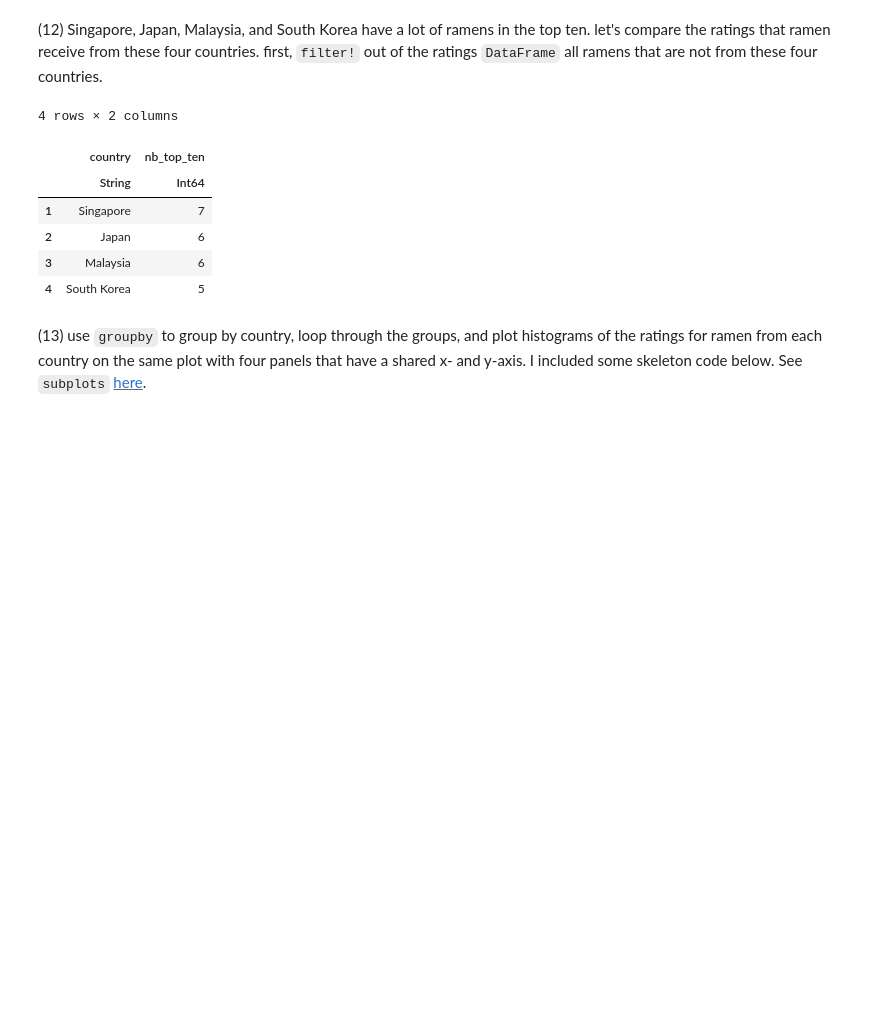
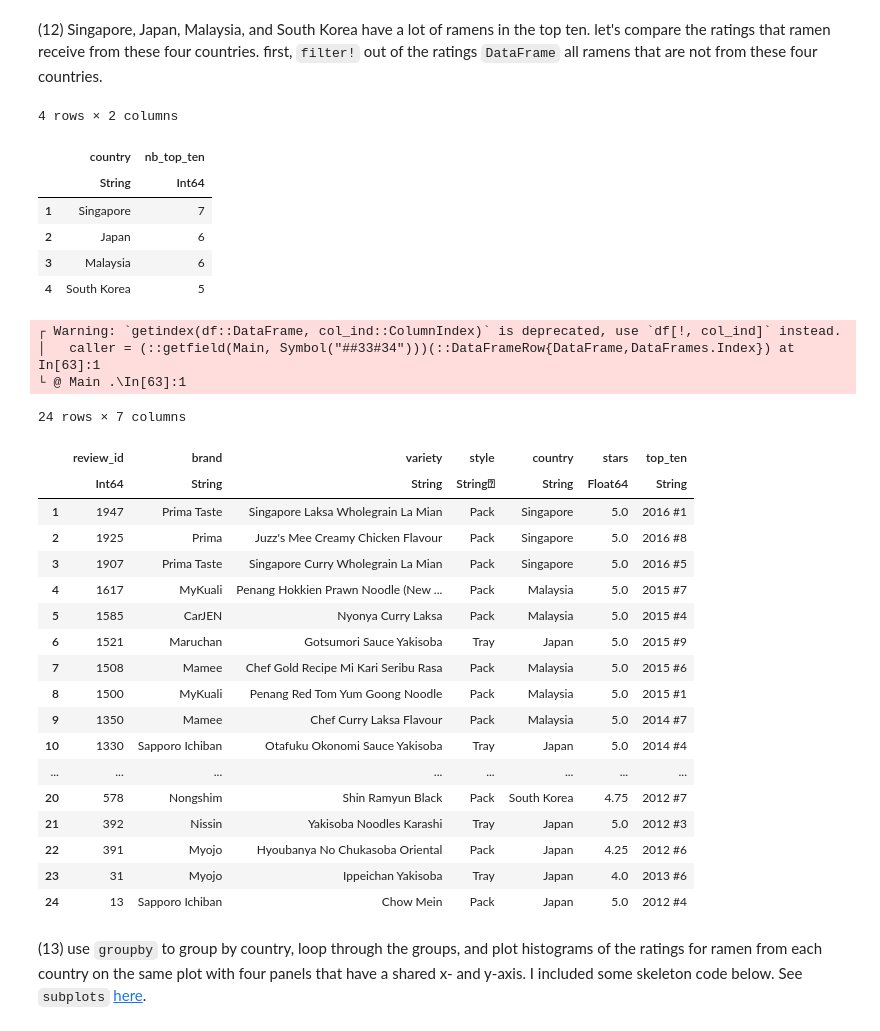
Before and after one commit to HeatherMM1321/CHE599_intro_to_datascience_f19, a Jupyter notebook: HW2/HW2_skeleton.ipynb, the cells around one changed output. Saved outputs shown, nothing was run; the diff lists cells and outputs as text; code cells hidden in the pictures; blank space fills up the shorter version.

```diff
--- a/HW2/HW2_skeleton.ipynb
+++ b/HW2/HW2_skeleton.ipynb
@@ -527,6 +512,32 @@ df_top_ramen = filter(row -> row[:nb_top_ten].>= 5, df_top_ten)
 | 2 | Japan | 6 |
 | 3 | Malaysia | 6 |
 | 4 | South Korea | 5 |
+# %%
+filter!(row->row[:country] in df_top_ramen[:country], df_ramen)
+df_ramen
+# %% [output]
+┌ Warning: `getindex(df::DataFrame, col_ind::ColumnIndex)` is deprecated, use `df[!, col_ind]` instead.
+│   caller = (::getfield(Main, Symbol("##33#34")))(::DataFrameRow{DataFrame,DataFrames.Index}) at In[63]:1
+└ @ Main .\In[63]:1
+24 rows × 7 columns
+|  | review_id | brand | variety | style | country | stars | top_ten |
+|  | Int64 | String | String | String⍰ | String | Float64 | String |
+| 1 | 1947 | Prima Taste | Singapore Laksa Wholegrain La Mian | Pack | Singapore | 5.0 | 2016 #1 |
+| 2 | 1925 | Prima | Juzz's Mee Creamy Chicken Flavour | Pack | Singapore | 5.0 | 2016 #8 |
+| 3 | 1907 | Prima Taste | Singapore Curry Wholegrain La Mian | Pack | Singapore | 5.0 | 2016 #5 |
+| 4 | 1617 | MyKuali | Penang Hokkien Prawn Noodle (New ... | Pack | Malaysia | 5.0 | 2015 #7 |
+| 5 | 1585 | CarJEN | Nyonya Curry Laksa | Pack | Malaysia | 5.0 | 2015 #4 |
+| 6 | 1521 | Maruchan | Gotsumori Sauce Yakisoba | Tray | Japan | 5.0 | 2015 #9 |
+| 7 | 1508 | Mamee | Chef Gold Recipe Mi Kari Seribu Rasa | Pack | Malaysia | 5.0 | 2015 #6 |
+| 8 | 1500 | MyKuali | Penang Red Tom Yum Goong Noodle | Pack | Malaysia | 5.0 | 2015 #1 |
+| 9 | 1350 | Mamee | Chef Curry Laksa Flavour | Pack | Malaysia | 5.0 | 2014 #7 |
+| 10 | 1330 | Sapporo Ichiban | Otafuku Okonomi Sauce Yakisoba | Tray | Japan | 5.0 | 2014 #4 |
+| ... | ... | ... | ... | ... | ... | ... | ... |
+| 20 | 578 | Nongshim | Shin Ramyun Black | Pack | South Korea | 4.75 | 2012 #7 |
+| 21 | 392 | Nissin | Yakisoba Noodles Karashi | Tray | Japan | 5.0 | 2012 #3 |
+| 22 | 391 | Myojo | Hyoubanya No Chukasoba Oriental | Pack | Japan | 4.25 | 2012 #6 |
+| 23 | 31 | Myojo | Ippeichan Yakisoba | Tray | Japan | 4.0 | 2013 #6 |
+| 24 | 13 | Sapporo Ichiban | Chow Mein | Pack | Japan | 5.0 | 2012 #4 |
 # %% [markdown]
 (13) use `groupby` to group by country, loop through the groups, and plot histograms of the ratings for ramen from each country on the same plot with four panels that have a shared x- and y-axis. I included some skeleton code below. See `subplots` [here](https://matplotlib.org/3.1.1/gallery/statistics/hist.html).
 # %%
```
Also changed, not shown: parts of 5 cells of this notebook.
